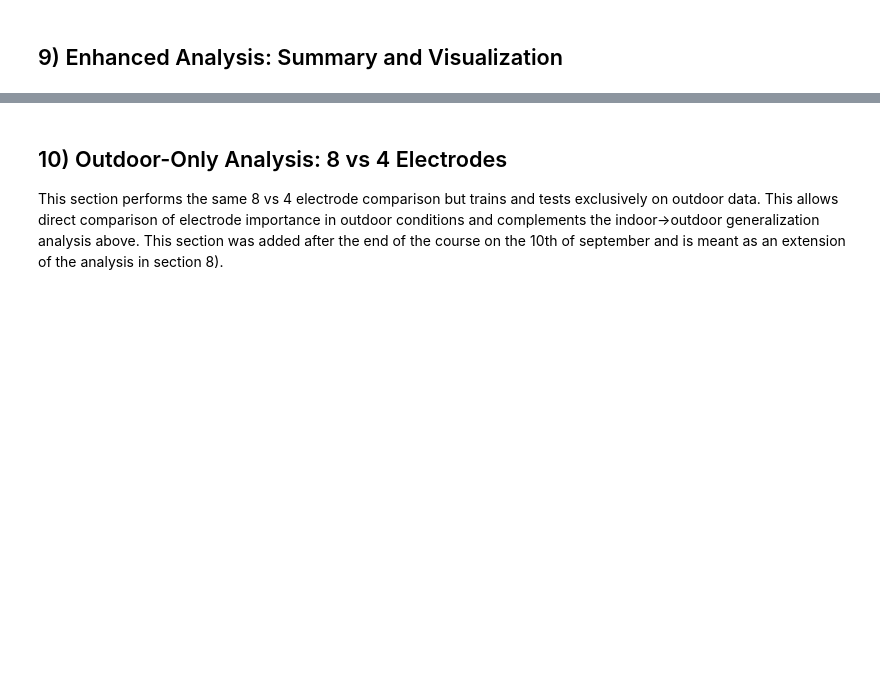
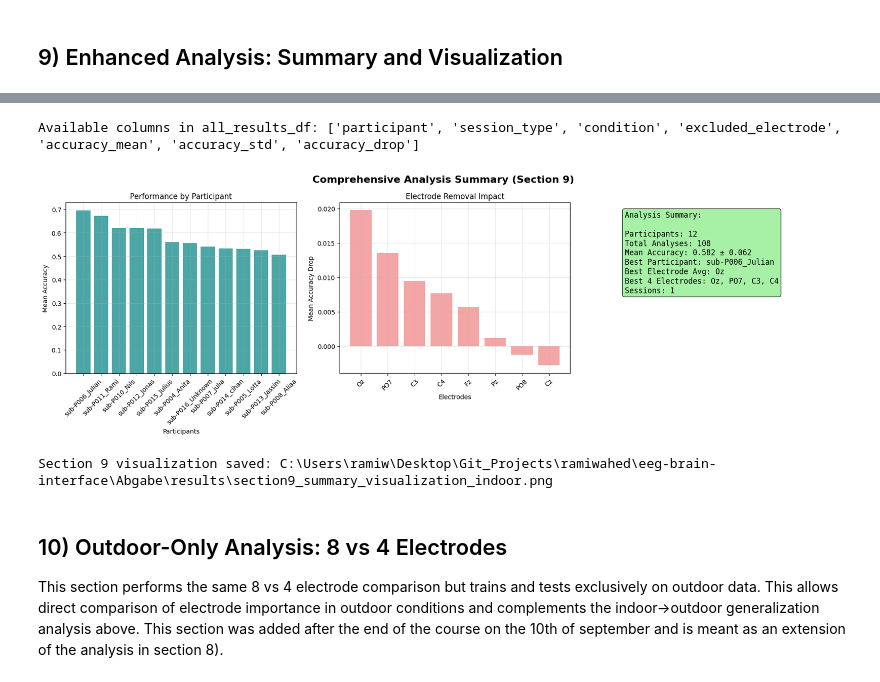
Before and after one commit to Julius6043/eeg-brain-interface, a Jupyter notebook: Abgabe/Final_Submission_Feature-Based_ML.ipynb, the cells around one changed output, grey strips where cells are left out. Saved outputs shown, nothing was run; the diff lists cells and outputs as text; code cells hidden in the pictures; blank space fills up the shorter version.

Commit message:
Feature-based results with plots.

```diff
--- a/Abgabe/Final_Submission_Feature-Based_ML.ipynb
+++ b/Abgabe/Final_Submission_Feature-Based_ML.ipynb
@@ -877,34 +907,38 @@ if 'all_results_df' in globals() and not all_results_df.empty:
         'n_sessions': all_results_df['session_type'].nunique() if 'session_type' in all_results_df.columns else 1
     }
 
     # Best electrode info
     if 'excluded_electrode' in all_results_df.columns and 'accuracy_drop' in all_results_df.columns:
         loo_data = all_results_df[all_results_df['condition'] == 'leave_one_out']
         if not loo_data.empty:
             overall_stats['best_electrode_avg'] = loo_data.groupby('excluded_electrode')['accuracy_drop'].mean().idxmax()
 
     stats_text = f"""Analysis Summary:
 
 Participants: {overall_stats['n_participants']}
 Total Analyses: {overall_stats['n_total_analyses']}
 Mean Accuracy: {overall_stats['mean_accuracy']:.3f} ± {overall_stats['std_accuracy']:.3f}
 Best Participant: {overall_stats['best_participant']}
 Best Electrode Avg: {overall_stats['best_electrode_avg'] if overall_stats['best_electrode_avg'] else 'N/A'}
 Best 4 Electrodes: {', '.join(best_4_electrodes) if 'best_4_electrodes' in globals() and best_4_electrodes else 'N/A'}
 Sessions: {overall_stats['n_sessions']}"""
 
     ax3.text(0.05, 0.95, stats_text, transform=ax3.transAxes, fontsize=12,
              verticalalignment='top', fontfamily='monospace',
              bbox=dict(boxstyle='round', facecolor='lightgreen', alpha=0.8))
 
     plt.tight_layout()
-    filename = f'section9_summary_visualization_{ANALYSIS_SESSION.lower()}.png'
+    filename = RESULTS_DIR / f'section9_summary_visualization_{ANALYSIS_SESSION.lower()}.png'
     plt.savefig(filename, dpi=300, bbox_inches='tight')
     plt.show()
     print(f"Section 9 visualization saved: {filename}")
 
 else:
     print("No analysis results available. Please run the main analysis first.")
+# %% [output]
+Available columns in all_results_df: ['participant', 'session_type', 'condition', 'excluded_electrode', 'accuracy_mean', 'accuracy_std', 'accuracy_drop']
+[figure, added]
+Section 9 visualization saved: C:\Users\ramiw\Desktop\Git_Projects\ramiwahed\eeg-brain-interface\Abgabe\results\section9_summary_visualization_indoor.png
 # %% [markdown]
 ## 10) Outdoor-Only Analysis: 8 vs 4 Electrodes
 
```
Also changed, not shown: parts of 16 cells of this notebook.
